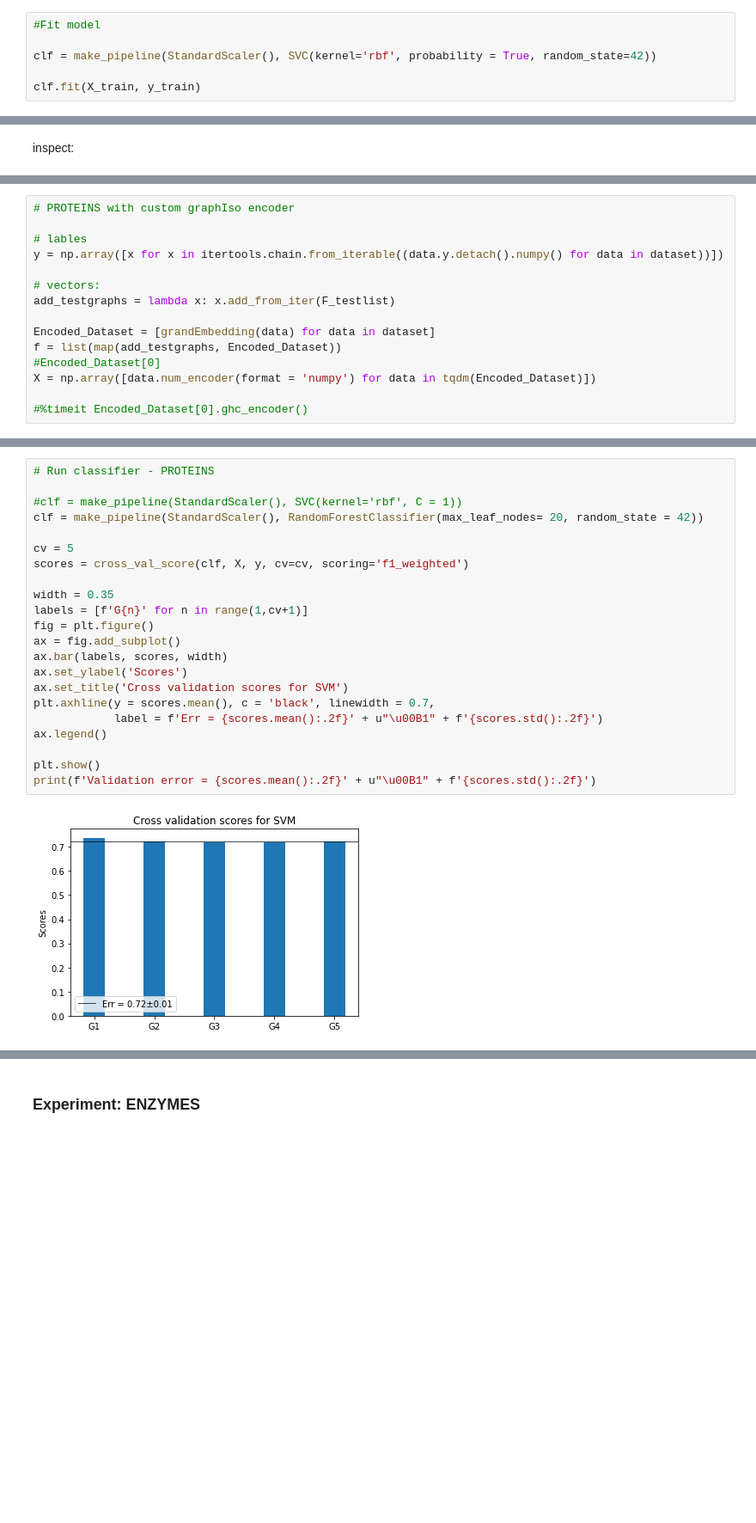
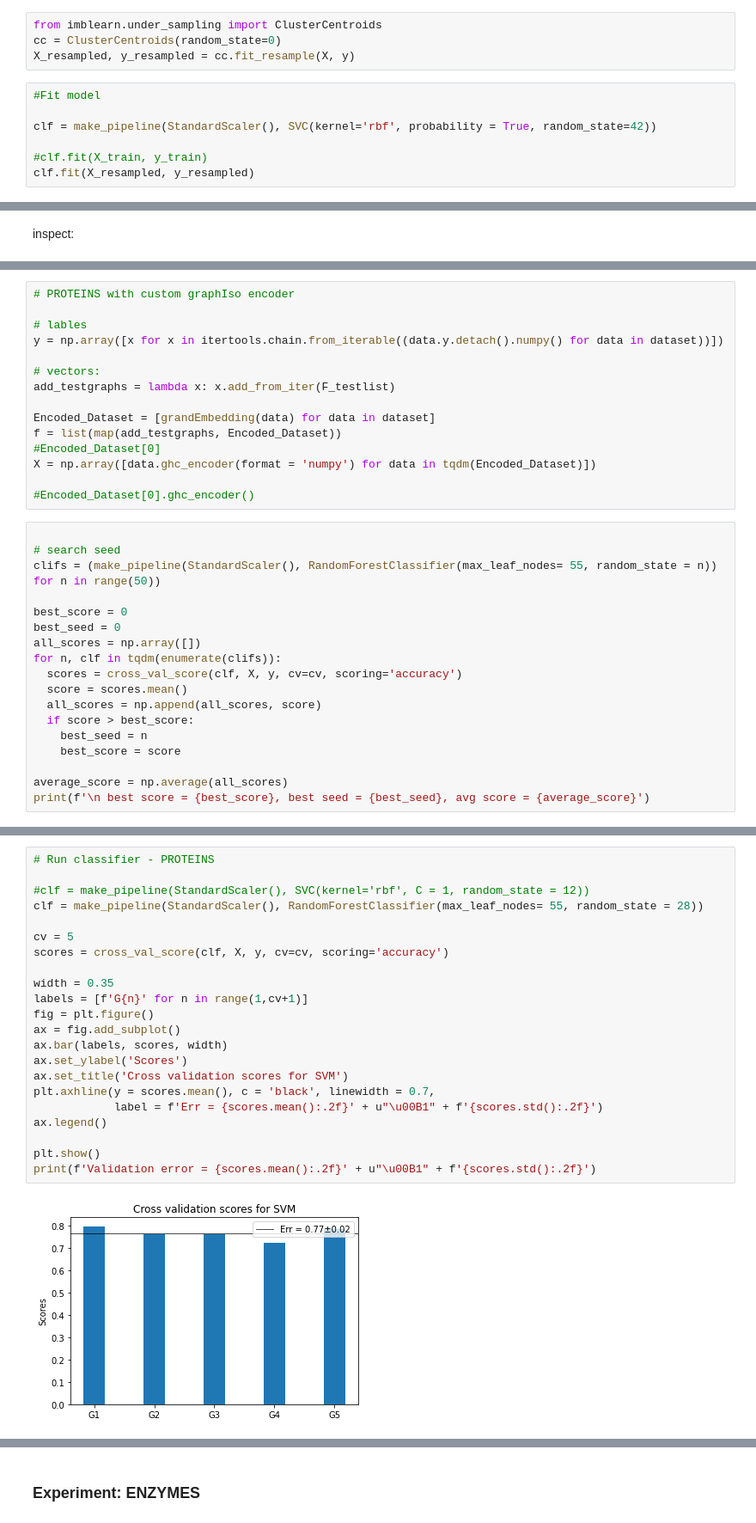
Before and after one commit to dakhtiam/graph_homomorphism, a Jupyter notebook: grandiso_notebook.ipynb, the cells around one changed output, grey strips where cells are left out. Shown: that part at 86% size. Saved outputs shown, nothing was run; the diff lists cells and outputs as text; blank space fills up the shorter version.

```diff
--- a/grandiso_notebook.ipynb
+++ b/grandiso_notebook.ipynb
@@ -581,6 +591,11 @@ X_valid.shape, X_test.shape, X_train.shape
+# %%
+from imblearn.under_sampling import ClusterCentroids
+cc = ClusterCentroids(random_state=0)
+X_resampled, y_resampled = cc.fit_resample(X, y)
 # %%
 #Fit model
 
 clf = make_pipeline(StandardScaler(), SVC(kernel='rbf', probability = True, random_state=42))
 
-clf.fit(X_train, y_train)
+#clf.fit(X_train, y_train)
+clf.fit(X_resampled, y_resampled)
@@ -694,6 +706,24 @@ add_testgraphs = lambda x: x.add_from_iter(F_testlist)
 Encoded_Dataset = [grandEmbedding(data) for data in dataset]
 f = list(map(add_testgraphs, Encoded_Dataset))
 #Encoded_Dataset[0]
-X = np.array([data.num_encoder(format = 'numpy') for data in tqdm(Encoded_Dataset)])
+X = np.array([data.ghc_encoder(format = 'numpy') for data in tqdm(Encoded_Dataset)])
 
-#%timeit Encoded_Dataset[0].ghc_encoder()
+#Encoded_Dataset[0].ghc_encoder()
+# %%
+
+# search seed
+clifs = (make_pipeline(StandardScaler(), RandomForestClassifier(max_leaf_nodes= 55, random_state = n)) for n in range(50))
+
+best_score = 0
+best_seed = 0
+all_scores = np.array([])
+for n, clf in tqdm(enumerate(clifs)):
+  scores = cross_val_score(clf, X, y, cv=cv, scoring='accuracy')
+  score = scores.mean()
+  all_scores = np.append(all_scores, score)
+  if score > best_score:
+    best_seed = n
+    best_score = score
+
+average_score = np.average(all_scores)
+print(f'\n best score = {best_score}, best seed = {best_seed}, avg score = {average_score}')
@@ -700,24 +737,24 @@ X = np.array([data.num_encoder(format = 'numpy') for data in tqdm(Encoded_Datase
 # %%
 # Run classifier - PROTEINS
 
-#clf = make_pipeline(StandardScaler(), SVC(kernel='rbf', C = 1))
-clf = make_pipeline(StandardScaler(), RandomForestClassifier(max_leaf_nodes= 20, random_state = 42))
+#clf = make_pipeline(StandardScaler(), SVC(kernel='rbf', C = 1, random_state = 12))
+clf = make_pipeline(StandardScaler(), RandomForestClassifier(max_leaf_nodes= 55, random_state = 28))
 
 cv = 5
-scores = cross_val_score(clf, X, y, cv=cv, scoring='f1_weighted')
+scores = cross_val_score(clf, X, y, cv=cv, scoring='accuracy')
 
 width = 0.35
 labels = [f'G{n}' for n in range(1,cv+1)]
 fig = plt.figure()
 ax = fig.add_subplot()
 ax.bar(labels, scores, width)
 ax.set_ylabel('Scores')
 ax.set_title('Cross validation scores for SVM')
 plt.axhline(y = scores.mean(), c = 'black', linewidth = 0.7,
             label = f'Err = {scores.mean():.2f}' + u"\u00B1" + f'{scores.std():.2f}')
 ax.legend()
 
 plt.show()
 print(f'Validation error = {scores.mean():.2f}' + u"\u00B1" + f'{scores.std():.2f}')
 # %% [output]
-[figure, old version]
+[figure, new version]
```
Also changed, not shown: parts of 27 cells of this notebook, 1 other file.
